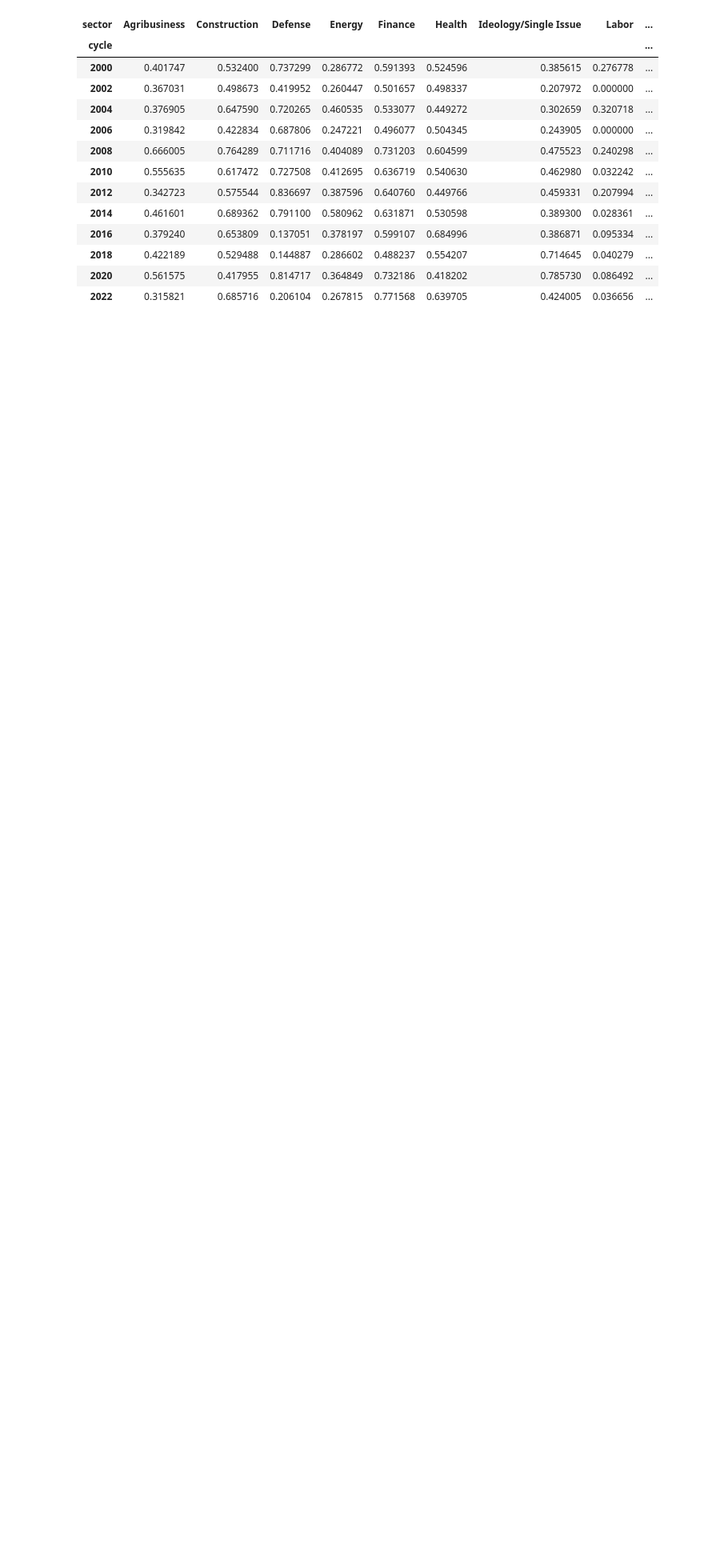
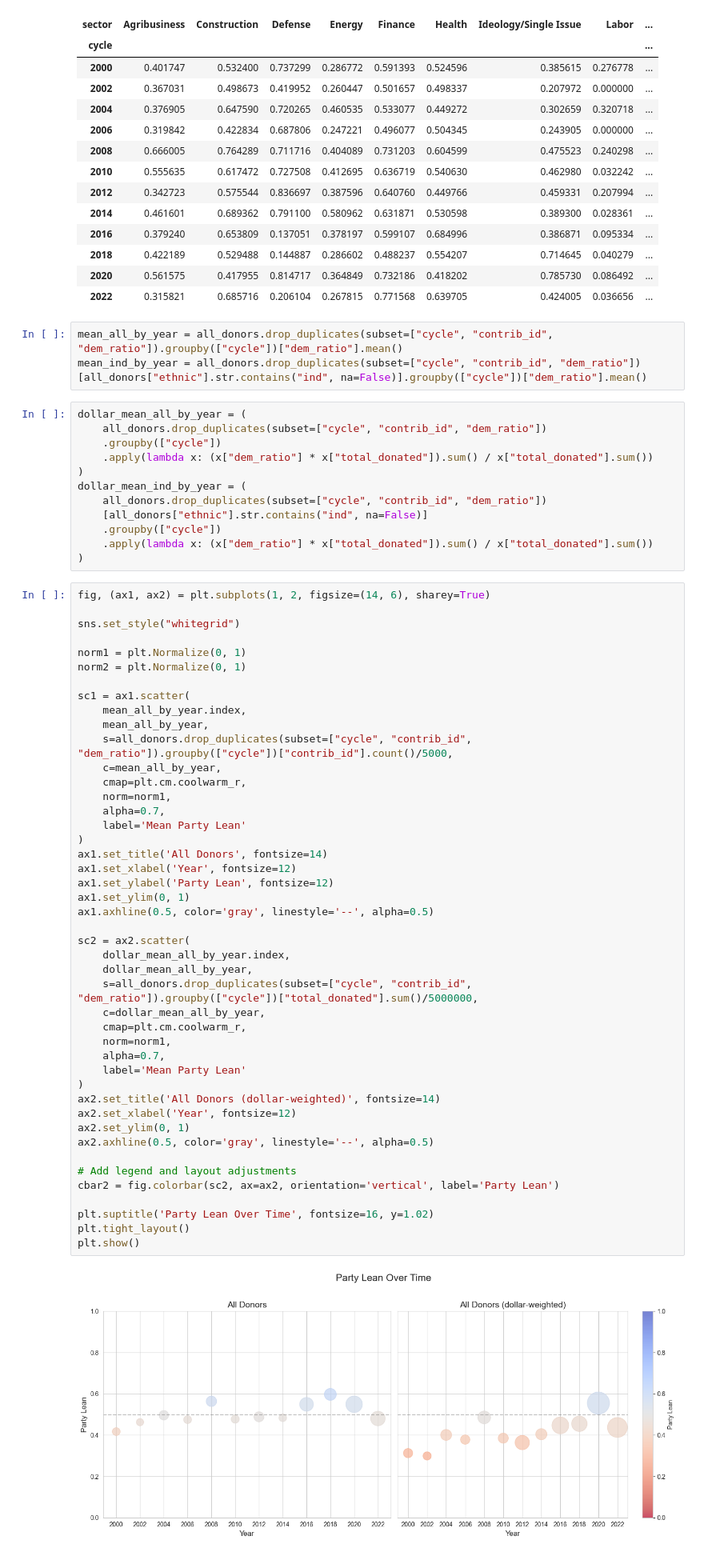
Before and after one commit to kkkarnav/indianamericancontributions, a Jupyter notebook: donors_over_time.ipynb, the cells around one changed output. Shown at 80% size. Drawn from its saved outputs; the diff is of its cells as text; blank space fills up the shorter version.

```diff
--- a/donors_over_time.ipynb
+++ b/donors_over_time.ipynb
@@ -848,4 +848,66 @@ dollar_mean_ind
 | 2018 | 0.422189 | 0.529488 | 0.144887 | 0.286602 | 0.488237 | 0.554207 | 0.714645 | 0.040279 | ... |
 | 2020 | 0.561575 | 0.417955 | 0.814717 | 0.364849 | 0.732186 | 0.418202 | 0.785730 | 0.086492 | ... |
 | 2022 | 0.315821 | 0.685716 | 0.206104 | 0.267815 | 0.771568 | 0.639705 | 0.424005 | 0.036656 | ... |
+# %%
+mean_all_by_year = all_donors.drop_duplicates(subset=["cycle", "contrib_id", "dem_ratio"]).groupby(["cycle"])["dem_ratio"].mean()
+mean_ind_by_year = all_donors.drop_duplicates(subset=["cycle", "contrib_id", "dem_ratio"])[all_donors["ethnic"].str.contains("ind", na=False)].groupby(["cycle"])["dem_ratio"].mean()
+# %%
+dollar_mean_all_by_year = (
+    all_donors.drop_duplicates(subset=["cycle", "contrib_id", "dem_ratio"])
+    .groupby(["cycle"])
+    .apply(lambda x: (x["dem_ratio"] * x["total_donated"]).sum() / x["total_donated"].sum())
+)
+dollar_mean_ind_by_year = (
+    all_donors.drop_duplicates(subset=["cycle", "contrib_id", "dem_ratio"])
+    [all_donors["ethnic"].str.contains("ind", na=False)]
+    .groupby(["cycle"])
+    .apply(lambda x: (x["dem_ratio"] * x["total_donated"]).sum() / x["total_donated"].sum())
+)
+# %%
+fig, (ax1, ax2) = plt.subplots(1, 2, figsize=(14, 6), sharey=True)
+
+sns.set_style("whitegrid")
+
+norm1 = plt.Normalize(0, 1)
+norm2 = plt.Normalize(0, 1)
+
+sc1 = ax1.scatter(
+    mean_all_by_year.index,
+    mean_all_by_year,
+    s=all_donors.drop_duplicates(subset=["cycle", "contrib_id", "dem_ratio"]).groupby(["cycle"])["contrib_id"].count()/5000,
+    c=mean_all_by_year,
+    cmap=plt.cm.coolwarm_r,
+    norm=norm1,
+    alpha=0.7,
+    label='Mean Party Lean'
+)
+ax1.set_title('All Donors', fontsize=14)
+ax1.set_xlabel('Year', fontsize=12)
+ax1.set_ylabel('Party Lean', fontsize=12)
+ax1.set_ylim(0, 1)
+ax1.axhline(0.5, color='gray', linestyle='--', alpha=0.5)
+
+sc2 = ax2.scatter(
+    dollar_mean_all_by_year.index,
+    dollar_mean_all_by_year,
+    s=all_donors.drop_duplicates(subset=["cycle", "contrib_id", "dem_ratio"]).groupby(["cycle"])["total_donated"].sum()/5000000,
+    c=dollar_mean_all_by_year,
+    cmap=plt.cm.coolwarm_r,
+    norm=norm1,
+    alpha=0.7,
+    label='Mean Party Lean'
+)
+ax2.set_title('All Donors (dollar-weighted)', fontsize=14)
+ax2.set_xlabel('Year', fontsize=12)
+ax2.set_ylim(0, 1)
+ax2.axhline(0.5, color='gray', linestyle='--', alpha=0.5)
+
+# Add legend and layout adjustments
+cbar2 = fig.colorbar(sc2, ax=ax2, orientation='vertical', label='Party Lean')
+
+plt.suptitle('Party Lean Over Time', fontsize=16, y=1.02)
+plt.tight_layout()
+plt.show()
+# %% [output]
+[figure, added]
 # %%
```
Also changed, not shown: parts of 7 cells of this notebook, 4 other files.
